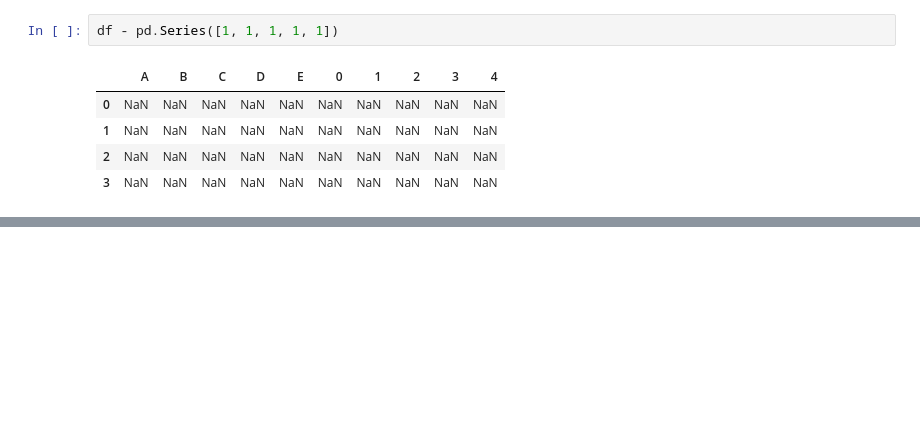
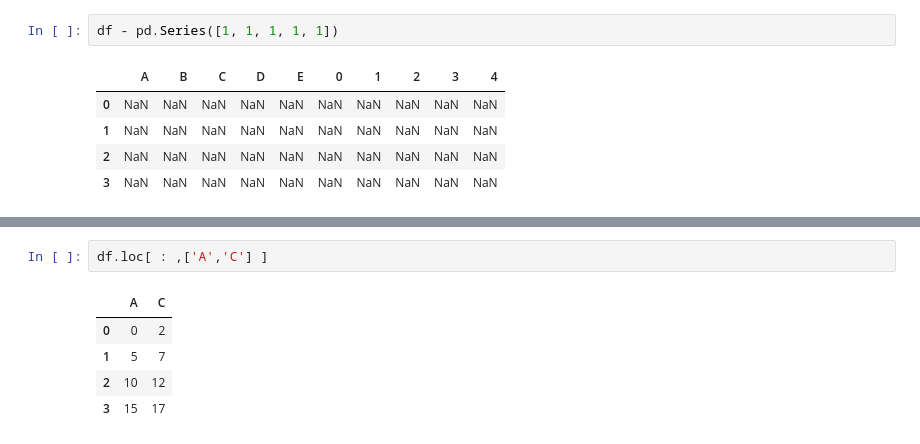
Before and after one commit to tychen742/thinkdsm, a Jupyter notebook: temps/test2.ipynb, the cells around one changed output, grey strips where cells are left out. Saved outputs shown, nothing was run; the diff lists cells and outputs as text; blank space fills up the shorter version.

```diff
--- a/temps/test2.ipynb
+++ b/temps/test2.ipynb
@@ -293,0 +302,8 @@ df - pd.Series([1, 1, 1, 1, 1])
+# %%
+df.loc[ : ,['A','C'] ]
+# %% [output]
+|  | A | C |
+| 0 | 0 | 2 |
+| 1 | 5 | 7 |
+| 2 | 10 | 12 |
+| 3 | 15 | 17 |
```
Also changed, not shown: parts of 2 cells of this notebook, 1 other file.
